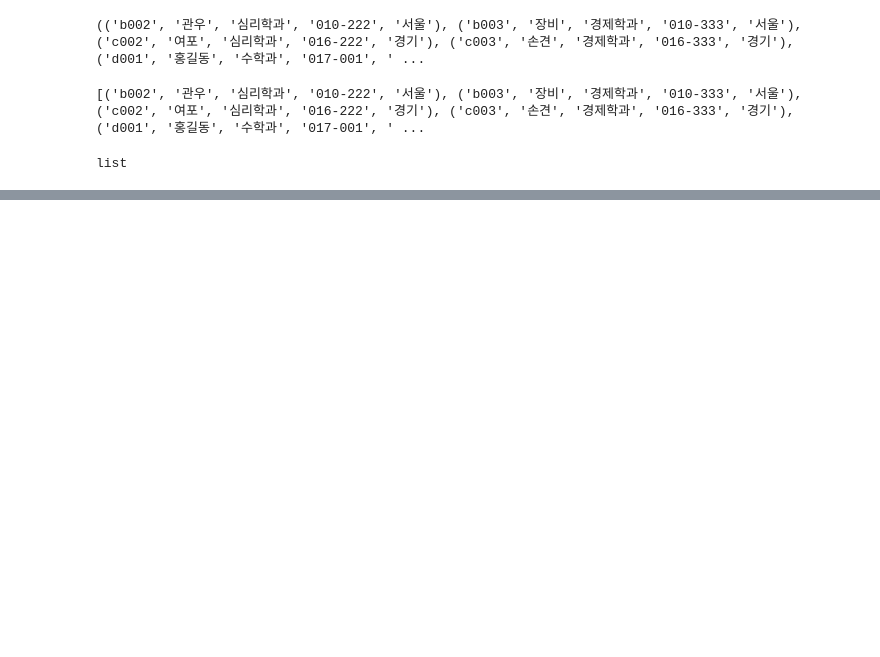
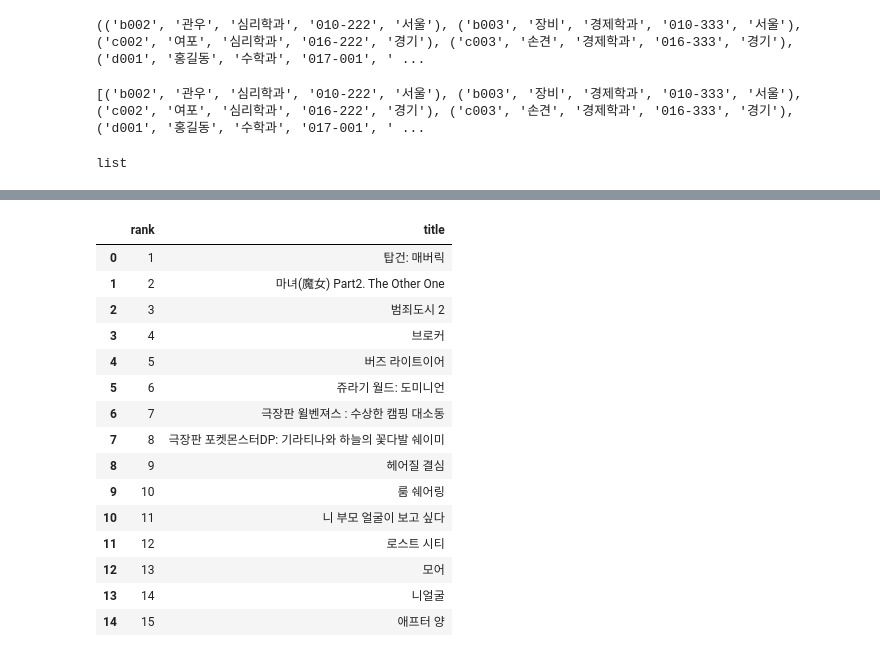
Before and after one commit to monargent0/TJPythonClass, a Jupyter notebook: 2.Scrapy/Note/10.데이터베이스.ipynb, the cells around one changed output, grey strips where cells are left out. Cells and saved outputs as stored; diff of their text form; code cells hidden in the pictures; blank space fills up the shorter version.

```diff
--- a/2.Scrapy/Note/10.데이터베이스.ipynb
+++ b/2.Scrapy/Note/10.데이터베이스.ipynb
@@ -135,0 +256,4 @@ list
+# %%
+# 연결
+engine = create_engine("mysql+pymysql://root:qwer1234@127.0.0.1:3306/daum")
+conn = engine.connect()
@@ -135,0 +263,21 @@ list
+# %%
+# DB에 저장된 값 확인
+daum = pd.read_sql_table('movie', conn)
+daum
+# %% [output]
+|  | rank | title |
+| 0 | 1 | 탑건: 매버릭 |
+| 1 | 2 | 마녀(魔女) Part2. The Other One |
+| 2 | 3 | 범죄도시 2 |
+| 3 | 4 | 브로커 |
+| 4 | 5 | 버즈 라이트이어 |
+| 5 | 6 | 쥬라기 월드: 도미니언 |
+| 6 | 7 | 극장판 윌벤져스 : 수상한 캠핑 대소동 |
+| 7 | 8 | 극장판 포켓몬스터DP: 기라티나와 하늘의 꽃다발 쉐이미 |
+| 8 | 9 | 헤어질 결심 |
+| 9 | 10 | 룸 쉐어링 |
+| 10 | 11 | 니 부모 얼굴이 보고 싶다 |
+| 11 | 12 | 로스트 시티 |
+| 12 | 13 | 모어 |
+| 13 | 14 | 니얼굴 |
+| 14 | 15 | 애프터 양 |
```
Also changed, not shown: parts of 44 cells of this notebook, 1 other file.
